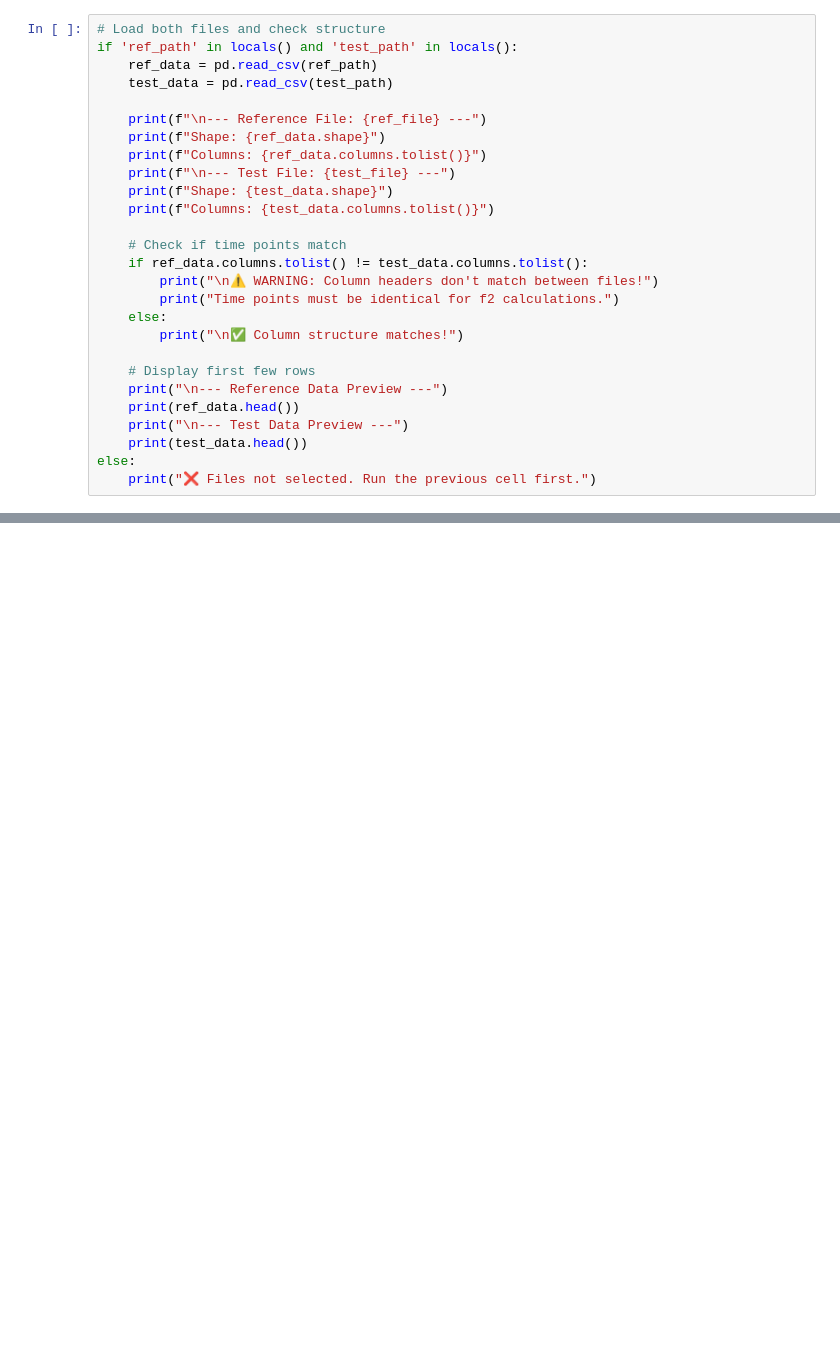
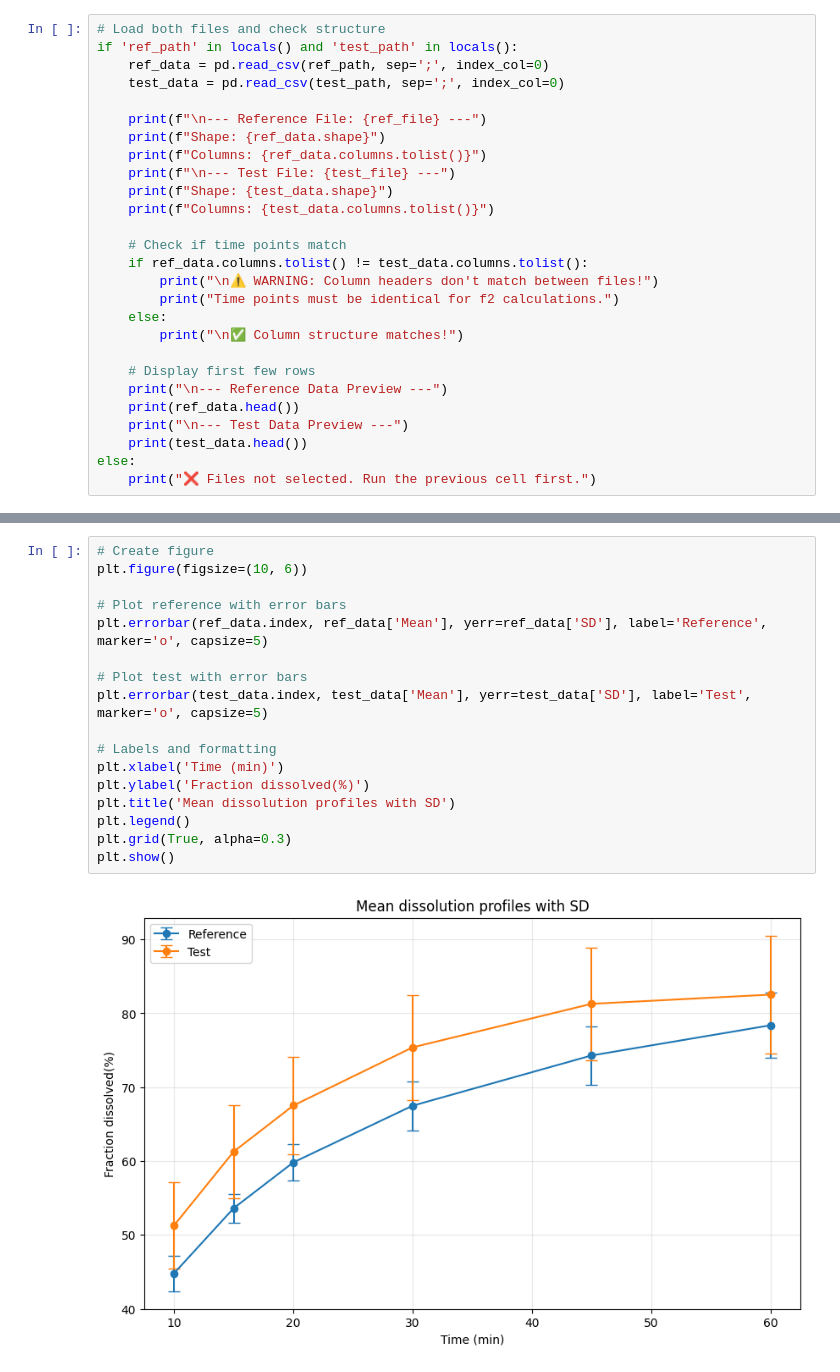
Before and after one commit to jlcunff/Data-analysis, a Jupyter notebook: Dissolution/similarity.ipynb, the cells around one changed output, grey strips where cells are left out. Saved outputs shown, nothing was run; the diff lists cells and outputs as text; blank space fills up the shorter version.

```diff
--- a/Dissolution/similarity.ipynb
+++ b/Dissolution/similarity.ipynb
@@ -50,8 +52,8 @@ except (ValueError, IndexError):
 # %%
 # Load both files and check structure
 if 'ref_path' in locals() and 'test_path' in locals():
-    ref_data = pd.read_csv(ref_path)
-    test_data = pd.read_csv(test_path)
+    ref_data = pd.read_csv(ref_path, sep=';', index_col=0)
+    test_data = pd.read_csv(test_path, sep=';', index_col=0)
 
     print(f"\n--- Reference File: {ref_file} ---")
     print(f"Shape: {ref_data.shape}")
@@ -94,0 +172,19 @@ Columns: ['min/tbl.;1;2;3;4;5;6;7;8;9;10;11;12']
+# %%
+# Create figure
+plt.figure(figsize=(10, 6))
+
+# Plot reference with error bars
+plt.errorbar(ref_data.index, ref_data['Mean'], yerr=ref_data['SD'], label='Reference', marker='o', capsize=5)
+
+# Plot test with error bars
+plt.errorbar(test_data.index, test_data['Mean'], yerr=test_data['SD'], label='Test', marker='o', capsize=5)
+
+# Labels and formatting
+plt.xlabel('Time (min)')
+plt.ylabel('Fraction dissolved(%)')
+plt.title('Mean dissolution profiles with SD')
+plt.legend()
+plt.grid(True, alpha=0.3)
+plt.show()
+# %% [output]
+[figure, added]
```
Also changed, not shown: parts of 10 cells of this notebook, 3 other files.
